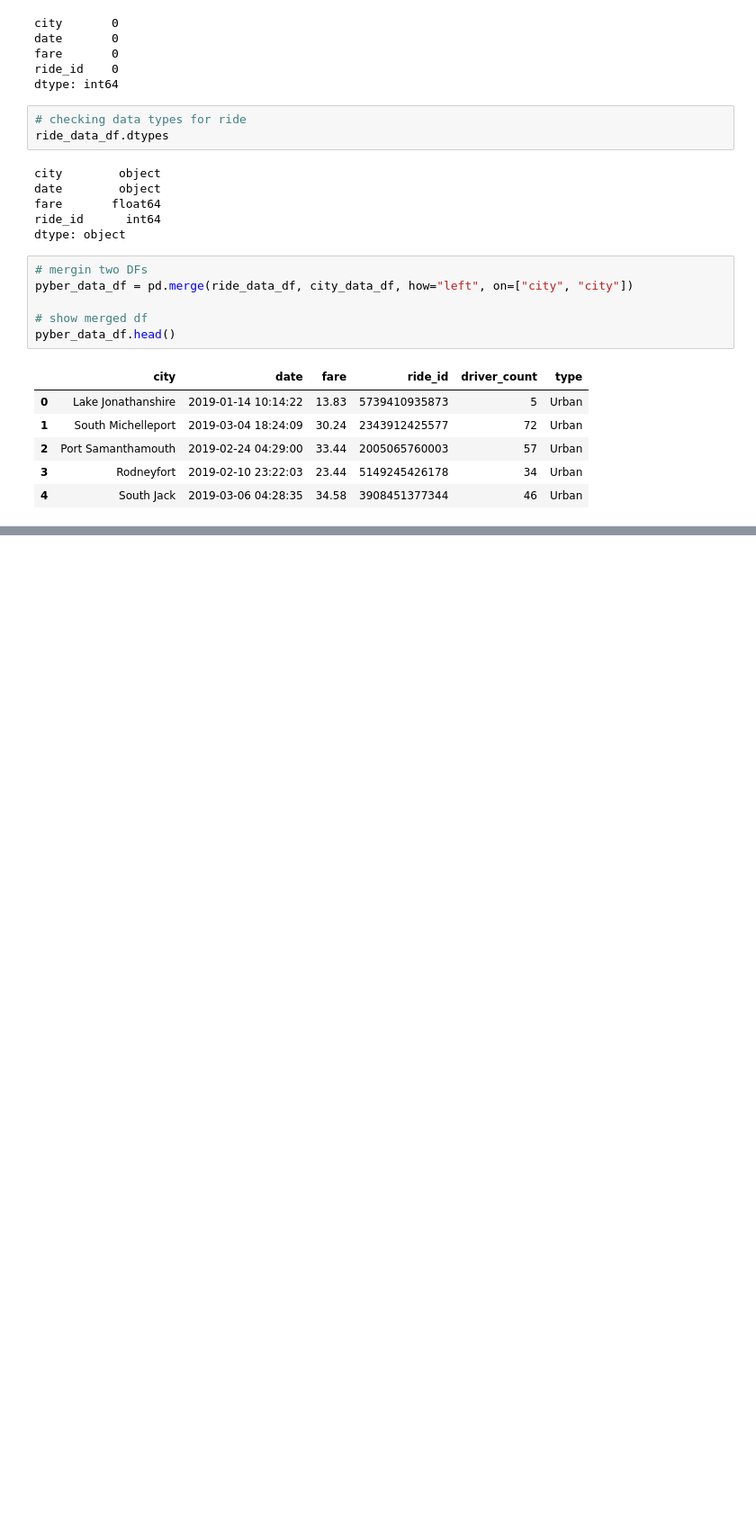
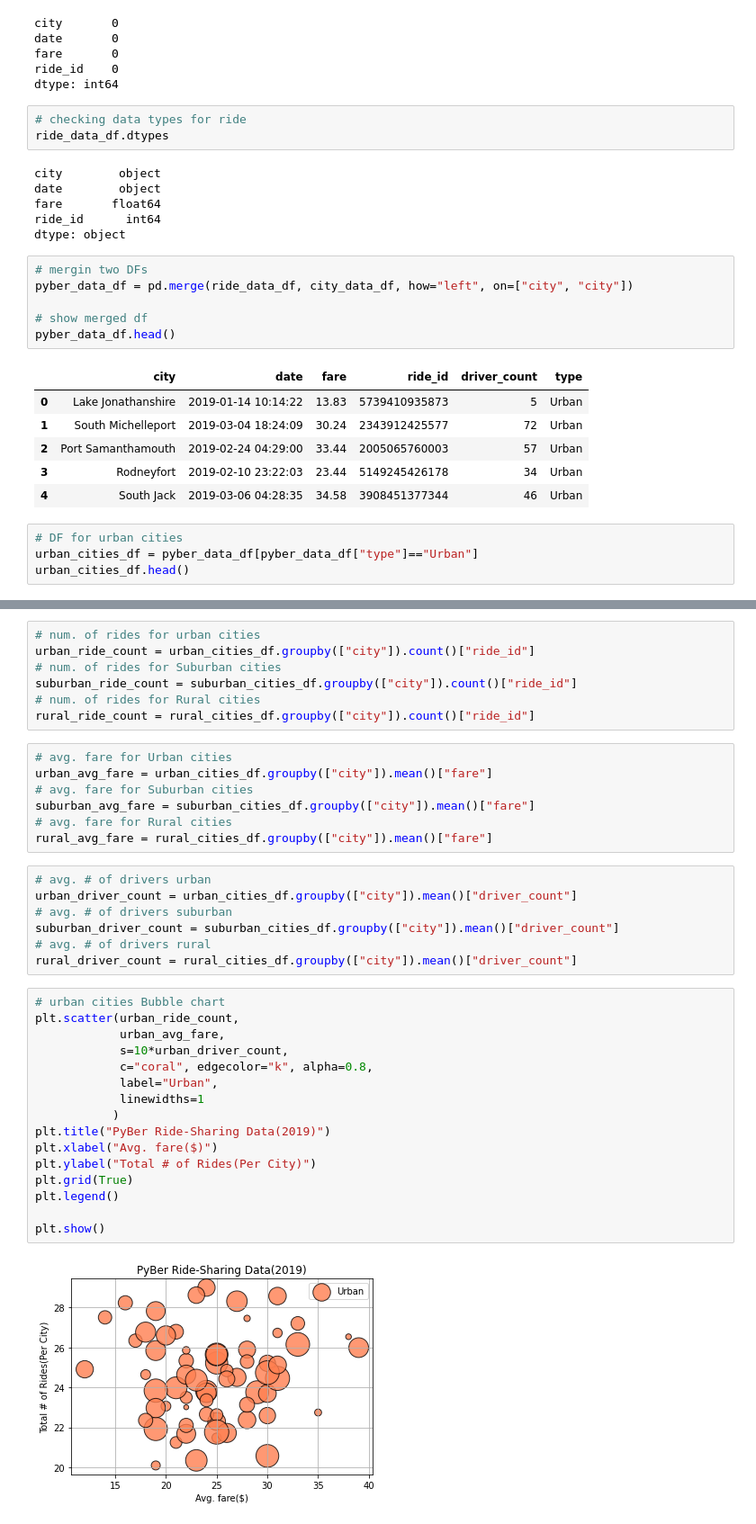
Before and after one commit to xumed001/PyBer_Analysis, a Jupyter notebook: PyBer.ipynb, the cells around one changed output, grey strips where cells are left out. Shown: that part at 90% size. Drawn from its saved outputs; the diff is of its cells as text; blank space fills up the shorter version.

Commit message:
combined all graphs

```diff
--- a/PyBer.ipynb
+++ b/PyBer.ipynb
@@ -71,3 +71,7 @@ pyber_data_df.head()
 | 2 | Port Samanthamouth | 2019-02-24 04:29:00 | 33.44 | 2005065760003 | 57 | Urban |
 | 3 | Rodneyfort | 2019-02-10 23:22:03 | 23.44 | 5149245426178 | 34 | Urban |
 | 4 | South Jack | 2019-03-06 04:28:35 | 34.58 | 3908451377344 | 46 | Urban |
+# %%
+# DF for urban cities
+urban_cities_df = pyber_data_df[pyber_data_df["type"]=="Urban"]
+urban_cities_df.head()
@@ -73,0 +107,39 @@ pyber_data_df.head()
+# %%
+# num. of rides for urban cities
+urban_ride_count = urban_cities_df.groupby(["city"]).count()["ride_id"]
+# num. of rides for Suburban cities
+suburban_ride_count = suburban_cities_df.groupby(["city"]).count()["ride_id"]
+# num. of rides for Rural cities
+rural_ride_count = rural_cities_df.groupby(["city"]).count()["ride_id"]
+# %%
+# avg. fare for Urban cities
+urban_avg_fare = urban_cities_df.groupby(["city"]).mean()["fare"]
+# avg. fare for Suburban cities
+suburban_avg_fare = suburban_cities_df.groupby(["city"]).mean()["fare"]
+# avg. fare for Rural cities
+rural_avg_fare = rural_cities_df.groupby(["city"]).mean()["fare"]
+# %%
+# avg. # of drivers urban
+urban_driver_count = urban_cities_df.groupby(["city"]).mean()["driver_count"]
+# avg. # of drivers suburban
+suburban_driver_count = suburban_cities_df.groupby(["city"]).mean()["driver_count"]
+# avg. # of drivers rural
+rural_driver_count = rural_cities_df.groupby(["city"]).mean()["driver_count"]
+# %%
+# urban cities Bubble chart
+plt.scatter(urban_ride_count,
+            urban_avg_fare,
+            s=10*urban_driver_count,
+            c="coral", edgecolor="k", alpha=0.8,
+            label="Urban",
+            linewidths=1
+           )
+plt.title("PyBer Ride-Sharing Data(2019)")
+plt.xlabel("Avg. fare($)")
+plt.ylabel("Total # of Rides(Per City)")
+plt.grid(True)
+plt.legend()
+
+plt.show()
+# %% [output]
+[figure, added]
```
Also changed, not shown: parts of 6 cells of this notebook.
